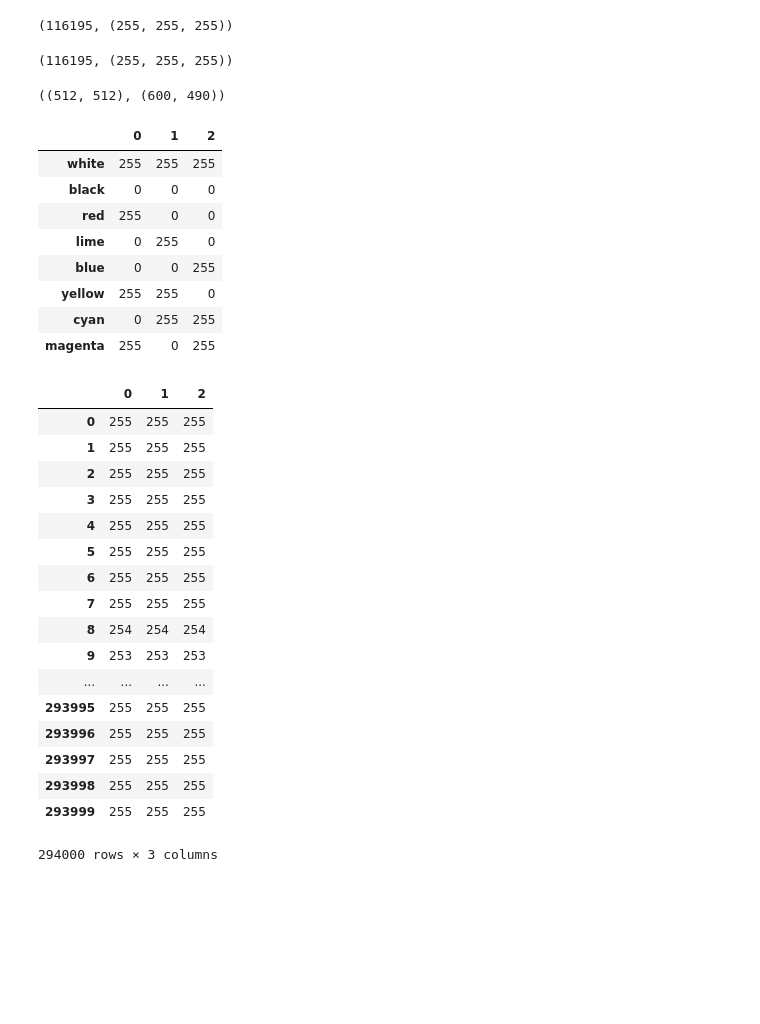
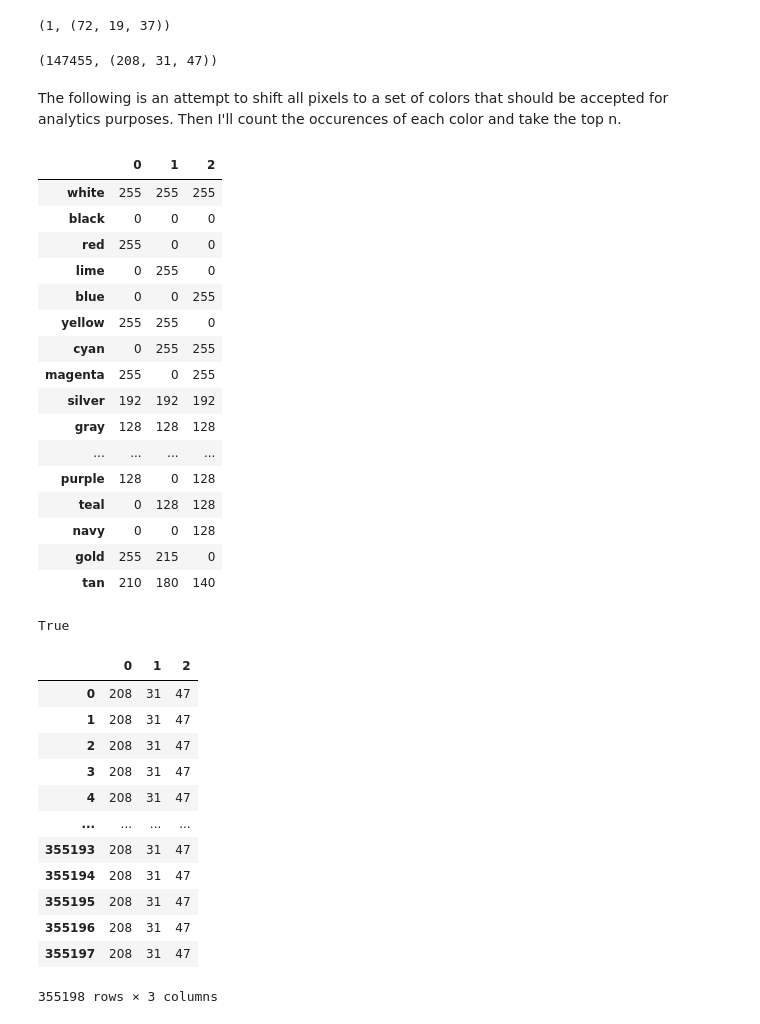
Before and after one commit to brndnwd/colors, a Jupyter notebook: colors.ipynb, the cells around one changed output. Cells and saved outputs as stored; diff of their text form; code cells hidden in the pictures; blank space fills up the shorter version.

```diff
--- a/colors.ipynb
+++ b/colors.ipynb
@@ -2,4 +2,4 @@
 from PIL import Image
 import pandas as pd
 # %%
-im = Image.open('buzz.jpg')
+im = Image.open('thegrinch.jpg')
@@ -11,7 +41,7 @@ most_frequent_pixel = pixels[0]
 # %%
 most_frequent_pixel
 # %% [output]
-(116195, (255, 255, 255))
+(1, (72, 19, 37))
 # %%
 for count, color in pixels:
     if count > most_frequent_pixel[0]:
@@ -19,6 +49,6 @@ for count, color in pixels:
 # %%
 most_frequent_pixel
 # %% [output]
-(116195, (255, 255, 255))
+(147455, (208, 31, 47))
 # %%
 ## fun with PIL's image class
@@ -27,4 +56,0 @@ im2 = Image.open('gorilla.jpg')
-# %%
-im1.size, im2.size
-# %% [output]
-((512, 512), (600, 490))
@@ -33,4 +57,7 @@ def color_shift(pixel,color_list):
+# %% [markdown]
+The following is an attempt to shift all pixels to a set of colors that should be accepted for analytics purposes. Then I'll count the occurences of each color and take the top n.
 # %%
+# Convert dictionary of colors to dataframe for computational advantage
 color_dict = {
     'white' : (255,255,255),
     'black' : (0,0,0),
@@ -39,8 +66,17 @@ color_dict = {
     'blue' : (0,0,255),
     'yellow' : (255,255,0),
     'cyan' : (0,255,255),
-    'magenta' : (255,0,255)
-
+    'magenta' : (255,0,255),
+    'silver' : (192,192,192),
+    'gray' : (128,128,128),
+    'maroon' : (128,0,0),
+    'olive' : (128,128,0),
+    'green' : (0,128,0),
+    'purple' : (128,0,128),
+    'teal' : (0,128,128),
+    'navy' : (0,0,128),
+    'gold' : (255,215,0),
+    'tan' : (210,180,140)
 }
 df1 = pd.DataFrame.from_dict(color_dict, orient='index')
 df1
@@ -54,25 +90,34 @@ df1
 | yellow | 255 | 255 | 0 |
 | cyan | 0 | 255 | 255 |
 | magenta | 255 | 0 | 255 |
+| silver | 192 | 192 | 192 |
+| gray | 128 | 128 | 128 |
+| ... | ... | ... | ... |
+| purple | 128 | 0 | 128 |
+| teal | 0 | 128 | 128 |
+| navy | 0 | 0 | 128 |
+| gold | 255 | 215 | 0 |
+| tan | 210 | 180 | 140 |
+# %%
+# Sanity check on this getdata() method
+len(list(im.getdata())) == im.size[0] * im.size[1]
+# %% [output]
+True
 # %%
-df2 = pd.DataFrame(list(im2.getdata()))
+# all of our pixels as a dataframe
+df2 = pd.DataFrame(list(im.getdata()))
 df2
 # %% [output]
 |  | 0 | 1 | 2 |
-| 0 | 255 | 255 | 255 |
-| 1 | 255 | 255 | 255 |
-| 2 | 255 | 255 | 255 |
-| 3 | 255 | 255 | 255 |
-| 4 | 255 | 255 | 255 |
-| 5 | 255 | 255 | 255 |
-| 6 | 255 | 255 | 255 |
-| 7 | 255 | 255 | 255 |
-| 8 | 254 | 254 | 254 |
-| 9 | 253 | 253 | 253 |
+| 0 | 208 | 31 | 47 |
+| 1 | 208 | 31 | 47 |
+| 2 | 208 | 31 | 47 |
+| 3 | 208 | 31 | 47 |
+| 4 | 208 | 31 | 47 |
 | ... | ... | ... | ... |
-| 293995 | 255 | 255 | 255 |
-| 293996 | 255 | 255 | 255 |
-| 293997 | 255 | 255 | 255 |
-| 293998 | 255 | 255 | 255 |
-| 293999 | 255 | 255 | 255 |
+| 355193 | 208 | 31 | 47 |
+| 355194 | 208 | 31 | 47 |
+| 355195 | 208 | 31 | 47 |
+| 355196 | 208 | 31 | 47 |
+| 355197 | 208 | 31 | 47 |
-294000 rows × 3 columns
+355198 rows × 3 columns
```
Also changed, not shown: parts of 12 cells of this notebook.
